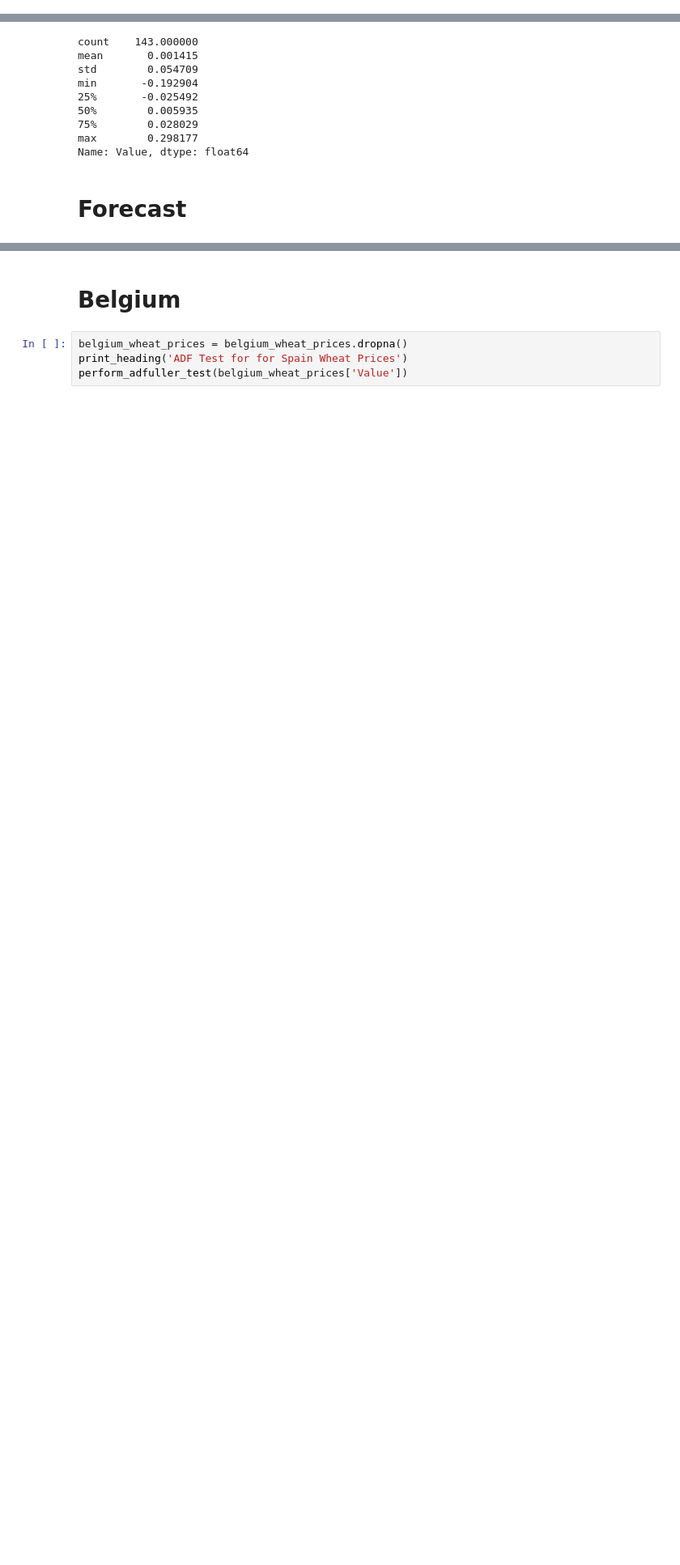
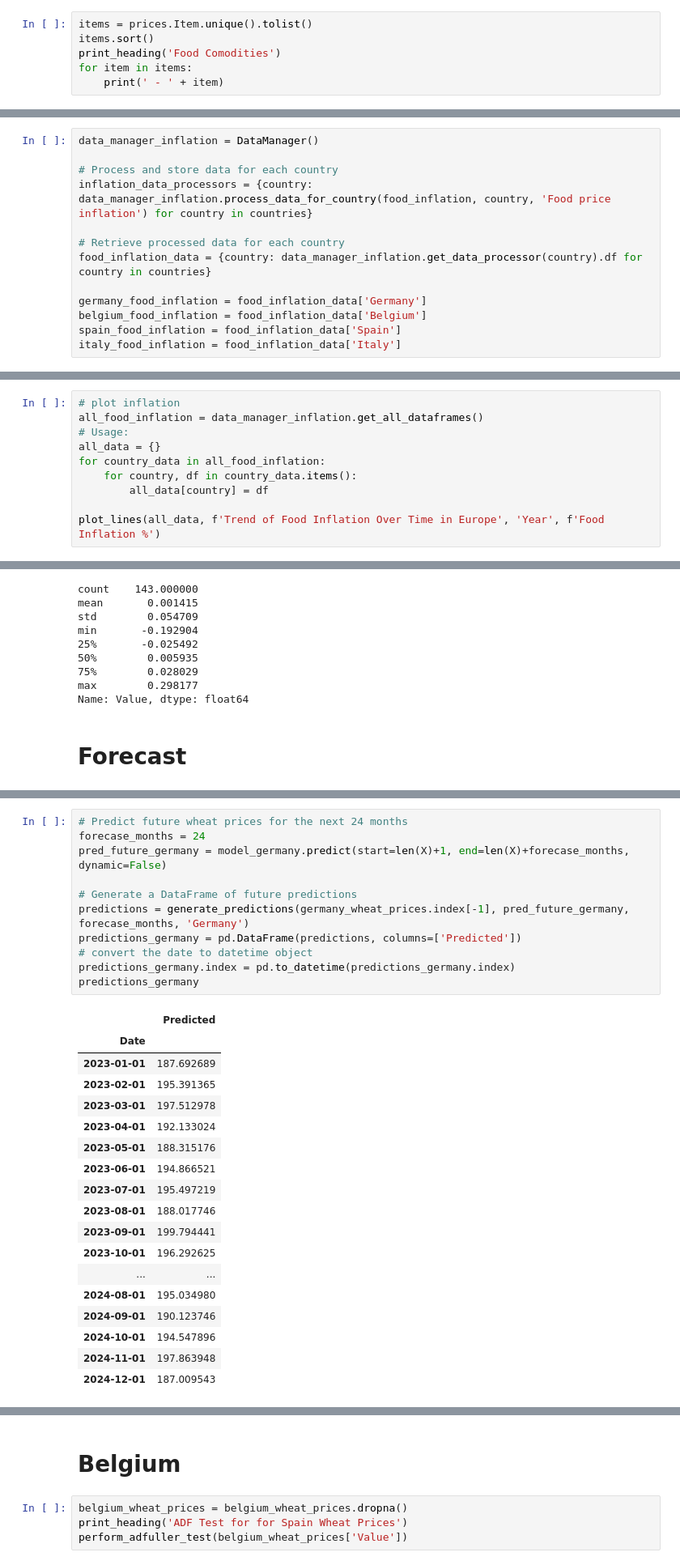
Before and after one commit to devbilalkhan/fao-project, a Jupyter notebook: fao_stat.ipynb, the cells around one changed output, grey strips where cells are left out. Shown at 81% size. Cells and saved outputs as stored; diff of their text form; blank space fills up the shorter version.

Commit message:
Add food inflation

```diff
--- a/fao_stat.ipynb
+++ b/fao_stat.ipynb
@@ -43,0 +39,6 @@ array(['Onions and shallots, dry (excluding dehydrated)', 'Tomatoes',
+# %%
+items = prices.Item.unique().tolist()
+items.sort()
+print_heading('Food Comodities')
+for item in items:
+    print(' - ' + item)
@@ -140,0 +156,13 @@ SUBSET DISPLAY WRT WHEAT PRODUCER PRICES IN LCU/TONNE
+# %%
+data_manager_inflation = DataManager()
+
+# Process and store data for each country
+inflation_data_processors = {country: data_manager_inflation.process_data_for_country(food_inflation, country, 'Food price inflation') for country in countries}
+
+# Retrieve processed data for each country
+food_inflation_data = {country: data_manager_inflation.get_data_processor(country).df for country in countries}
+
+germany_food_inflation = food_inflation_data['Germany']
+belgium_food_inflation = food_inflation_data['Belgium']
+spain_food_inflation = food_inflation_data['Spain']
+italy_food_inflation = food_inflation_data['Italy']
@@ -180,0 +225,10 @@ plot_lines(all_data, f'Trend of {ITEM} Prices Over Time in Europe', 'Year', f'{I
+# %%
+# plot inflation
+all_food_inflation = data_manager_inflation.get_all_dataframes()
+# Usage:
+all_data = {}
+for country_data in all_food_inflation:
+    for country, df in country_data.items():
+        all_data[country] = df
+
+plot_lines(all_data, f'Trend of Food Inflation Over Time in Europe', 'Year', f'Food Inflation %')
@@ -551,0 +597,30 @@ predictions_germany = generate_predictions(last_date_in_data, pred_future_german
+# %%
+# Predict future wheat prices for the next 24 months
+forecase_months = 24
+pred_future_germany = model_germany.predict(start=len(X)+1, end=len(X)+forecase_months, dynamic=False)
+
+# Generate a DataFrame of future predictions
+predictions = generate_predictions(germany_wheat_prices.index[-1], pred_future_germany, forecase_months, 'Germany')
+predictions_germany = pd.DataFrame(predictions, columns=['Predicted'])
+# convert the date to datetime object
+predictions_germany.index = pd.to_datetime(predictions_germany.index)
+predictions_germany
+# %% [output]
+|  | Predicted |
+| Date |  |
+| 2023-01-01 | 187.692689 |
+| 2023-02-01 | 195.391365 |
+| 2023-03-01 | 197.512978 |
+| 2023-04-01 | 192.133024 |
+| 2023-05-01 | 188.315176 |
+| 2023-06-01 | 194.866521 |
+| 2023-07-01 | 195.497219 |
+| 2023-08-01 | 188.017746 |
+| 2023-09-01 | 199.794441 |
+| 2023-10-01 | 196.292625 |
+| ... | ... |
+| 2024-08-01 | 195.034980 |
+| 2024-09-01 | 190.123746 |
+| 2024-10-01 | 194.547896 |
+| 2024-11-01 | 197.863948 |
+| 2024-12-01 | 187.009543 |
```
Also changed, not shown: parts of 22 cells of this notebook.
